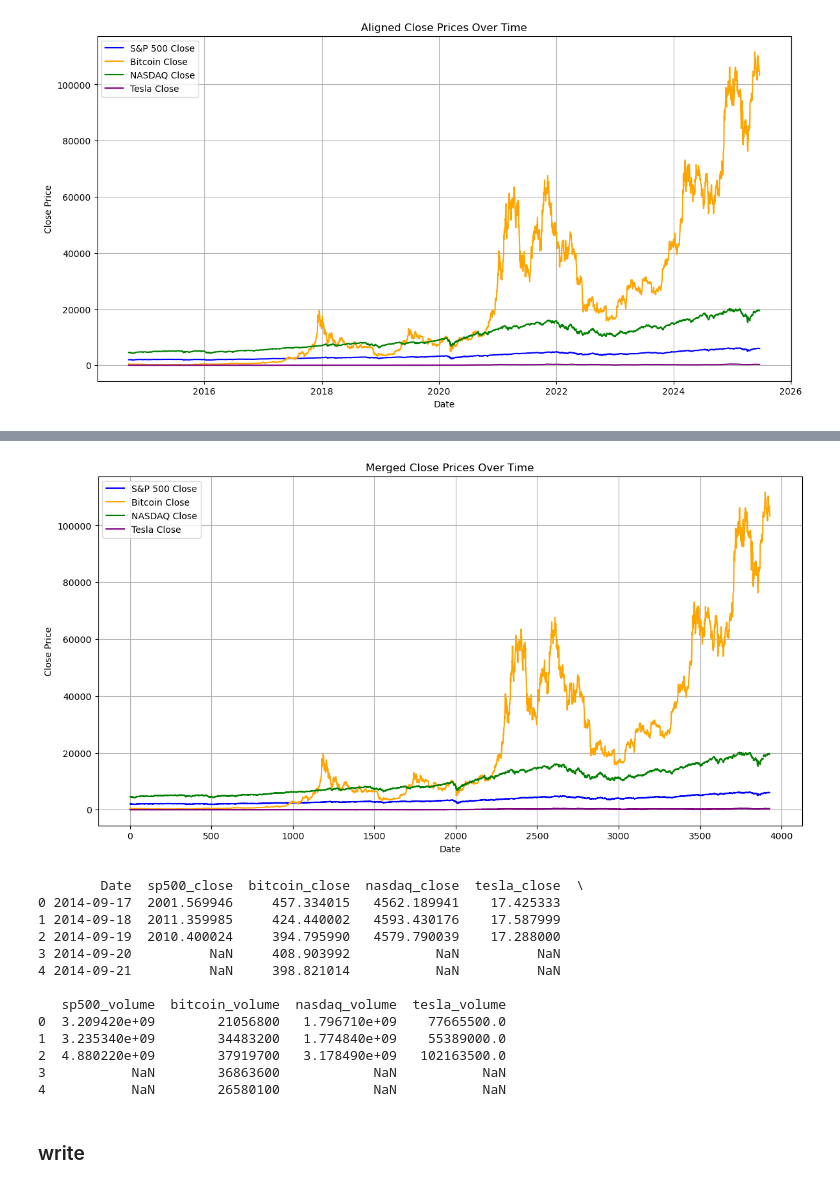
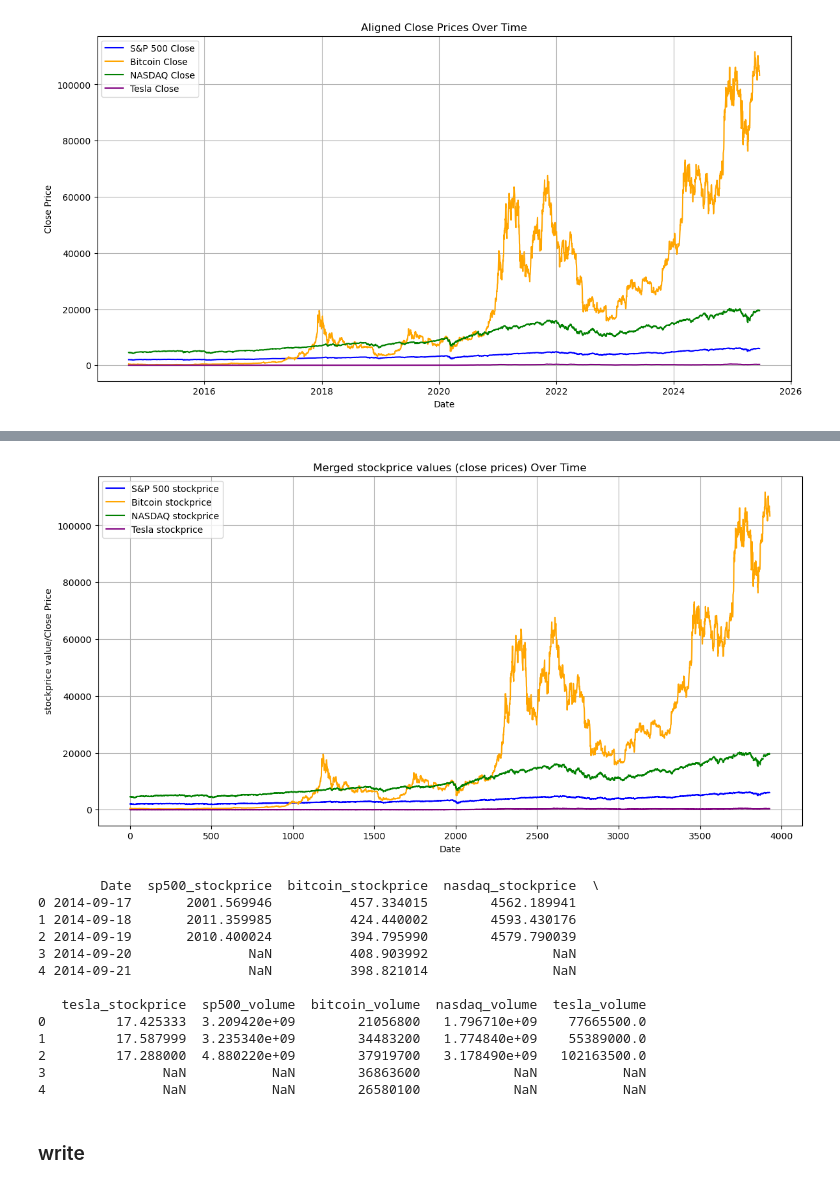
Before and after one commit to pmoll01/COIN2025_VollVertnuetelt, a Jupyter notebook: data/finance_data/A_finance_data_scrape.ipynb, the cells around one changed output, grey strips where cells are left out. Cells and saved outputs as stored; diff of their text form; code cells hidden in the pictures.

```diff
--- a/data/finance_data/A_finance_data_scrape.ipynb
+++ b/data/finance_data/A_finance_data_scrape.ipynb
@@ -178,18 +178,18 @@ btc_data = btc_data[(btc_data.index >= start_date) & (btc_data.index <= end_date
 nasdaq_data = nasdaq_data[(nasdaq_data.index >= start_date) & (nasdaq_data.index <= end_date)]
 tsla_data = tsla_data[(tsla_data.index >= start_date) & (tsla_data.index <= end_date)]
 
-# Rename columns to avoid collision
-sp500_data = sp500_data.rename(columns={'Close': 'sp500_close', 'Volume': 'sp500_volume'})
-btc_data = btc_data.rename(columns={'Close': 'bitcoin_close', 'Volume': 'bitcoin_volume'})
-nasdaq_data = nasdaq_data.rename(columns={'Close': 'nasdaq_close', 'Volume': 'nasdaq_volume'})
-tsla_data = tsla_data.rename(columns={'Close': 'tesla_close', 'Volume': 'tesla_volume'})
+# Rename columns to avoid collision and fit to the desired format
+sp500_data = sp500_data.rename(columns={'Close': 'sp500_stockprice', 'Volume': 'sp500_volume'})
+btc_data = btc_data.rename(columns={'Close': 'bitcoin_stockprice', 'Volume': 'bitcoin_volume'})
+nasdaq_data = nasdaq_data.rename(columns={'Close': 'nasdaq_stockprice', 'Volume': 'nasdaq_volume'})
+tsla_data = tsla_data.rename(columns={'Close': 'tesla_stockprice', 'Volume': 'tesla_volume'})
 
 # Plot the adjusted datasets to ensure alignment
 plt.figure(figsize=(14, 7))
-plt.plot(sp500_data.index, sp500_data['sp500_close'], label='S&P 500 Close', color='blue')
-plt.plot(btc_data.index, btc_data['bitcoin_close'], label='Bitcoin Close', color='orange')
-plt.plot(nasdaq_data.index, nasdaq_data['nasdaq_close'], label='NASDAQ Close', color='green')
-plt.plot(tsla_data.index, tsla_data['tesla_close'], label='Tesla Close', color='purple')
+plt.plot(sp500_data.index, sp500_data['sp500_stockprice'], label='S&P 500 Close', color='blue')
+plt.plot(btc_data.index, btc_data['bitcoin_stockprice'], label='Bitcoin Close', color='orange')
+plt.plot(nasdaq_data.index, nasdaq_data['nasdaq_stockprice'], label='NASDAQ Close', color='green')
+plt.plot(tsla_data.index, tsla_data['tesla_stockprice'], label='Tesla Close', color='purple')
 plt.title('Aligned Close Prices Over Time')
 plt.xlabel('Date')
 plt.ylabel('Close Price')
@@ -222,13 +222,13 @@ for df in [sp500_data, btc_data, nasdaq_data, tsla_data]:
         df.reset_index(inplace=True)  # holt 'Date' aus dem Index
     df['Date'] = pd.to_datetime(df['Date'])
 
-# --- Merge auf Close-Preise ---
-combined_data_close = sp500_data[['Date', 'sp500_close']].merge(
-    btc_data[['Date', 'bitcoin_close']], on='Date', how='outer'
+# --- Merge auf stockprice-Preise ---
+combined_data_stockprice = sp500_data[['Date', 'sp500_stockprice']].merge(
+    btc_data[['Date', 'bitcoin_stockprice']], on='Date', how='outer'
 ).merge(
-    nasdaq_data[['Date', 'nasdaq_close']], on='Date', how='outer'
+    nasdaq_data[['Date', 'nasdaq_stockprice']], on='Date', how='outer'
 ).merge(
-    tsla_data[['Date', 'tesla_close']], on='Date', how='outer'
+    tsla_data[['Date', 'tesla_stockprice']], on='Date', how='outer'
 )
 
 # --- Merge auf Volumen ---
@@ -241,27 +241,27 @@ combined_data_volume = sp500_data[['Date', 'sp500_volume']].merge(
 )
 
 # --- Nach Datum sortieren (optional, aber empfohlen) ---
-combined_data_close.sort_values('Date', inplace=True)
+combined_data_stockprice.sort_values('Date', inplace=True)
 combined_data_volume.sort_values('Date', inplace=True)
 # %%
-# Plot the merged close prices
+# Plot the merged stockprice values
 plt.figure(figsize=(14, 7))
-plt.plot(combined_data_close.index, combined_data_close['sp500_close'], label='S&P 500 Close', color='blue')
-plt.plot(combined_data_close.index, combined_data_close['bitcoin_close'], label='Bitcoin Close', color='orange')
-plt.plot(combined_data_close.index, combined_data_close['nasdaq_close'], label='NASDAQ Close', color='green')
-plt.plot(combined_data_close.index, combined_data_close['tesla_close'], label='Tesla Close', color='purple')
-plt.title('Merged Close Prices Over Time')
+plt.plot(combined_data_stockprice.index, combined_data_stockprice['sp500_stockprice'], label='S&P 500 stockprice', color='blue')
+plt.plot(combined_data_stockprice.index, combined_data_stockprice['bitcoin_stockprice'], label='Bitcoin stockprice', color='orange')
+plt.plot(combined_data_stockprice.index, combined_data_stockprice['nasdaq_stockprice'], label='NASDAQ stockprice', color='green')
+plt.plot(combined_data_stockprice.index, combined_data_stockprice['tesla_stockprice'], label='Tesla stockprice', color='purple')
+plt.title('Merged stockprice values (close prices) Over Time')
 plt.xlabel('Date')
-plt.ylabel('Close Price')
+plt.ylabel('stockprice value/Close Price')
 plt.legend()
 plt.grid(True)
 plt.show()
 # %% [output]
-[figure, old version]
+[figure, new version]
 # %%
 # Merge explizit auf 'Date'
 merged_data = pd.merge(
-    combined_data_close, combined_data_volume,
+    combined_data_stockprice, combined_data_volume,
     on='Date', how='outer'
 )
 
@@ -271,19 +271,19 @@ merged_data.sort_values('Date', inplace=True)
 # Vorschau
 print(merged_data.head())
 # %% [output]
-        Date  sp500_close  bitcoin_close  nasdaq_close  tesla_close  \
-0 2014-09-17  2001.569946     457.334015   4562.189941    17.425333
-1 2014-09-18  2011.359985     424.440002   4593.430176    17.587999
-2 2014-09-19  2010.400024     394.795990   4579.790039    17.288000
-3 2014-09-20          NaN     408.903992           NaN          NaN
-4 2014-09-21          NaN     398.821014           NaN          NaN
+        Date  sp500_stockprice  bitcoin_stockprice  nasdaq_stockprice  \
+0 2014-09-17       2001.569946          457.334015        4562.189941
+1 2014-09-18       2011.359985          424.440002        4593.430176
+2 2014-09-19       2010.400024          394.795990        4579.790039
+3 2014-09-20               NaN          408.903992                NaN
+4 2014-09-21               NaN          398.821014                NaN
 
-   sp500_volume  bitcoin_volume  nasdaq_volume  tesla_volume
-0  3.209420e+09        21056800   1.796710e+09    77665500.0
-1  3.235340e+09        34483200   1.774840e+09    55389000.0
-2  4.880220e+09        37919700   3.178490e+09   102163500.0
-3           NaN        36863600            NaN           NaN
-4           NaN        26580100            NaN           NaN
+   tesla_stockprice  sp500_volume  bitcoin_volume  nasdaq_volume  tesla_volume
+0         17.425333  3.209420e+09        21056800   1.796710e+09    77665500.0
+1         17.587999  3.235340e+09        34483200   1.774840e+09    55389000.0
+2         17.288000  4.880220e+09        37919700   3.178490e+09   102163500.0
+3               NaN           NaN        36863600            NaN           NaN
+4               NaN           NaN        26580100            NaN           NaN
 # %% [markdown]
 ### write
 # %%
```
Also changed, not shown: parts of 1 cell of this notebook, 12 other files.
